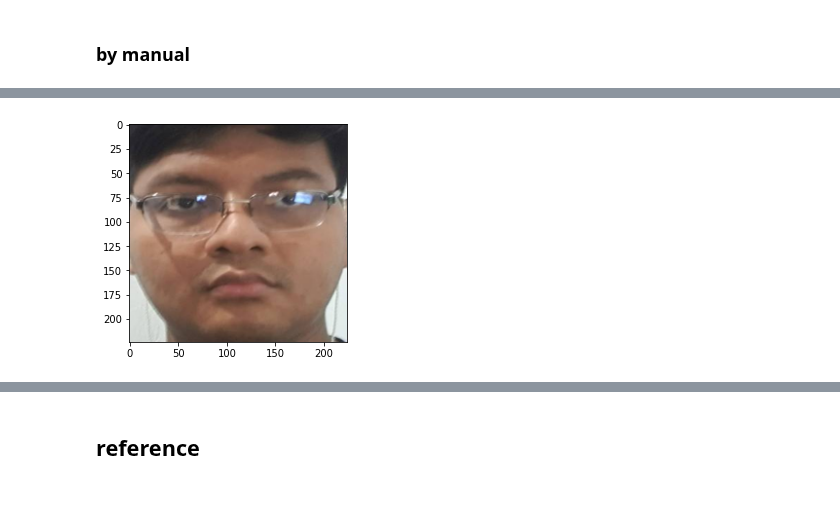
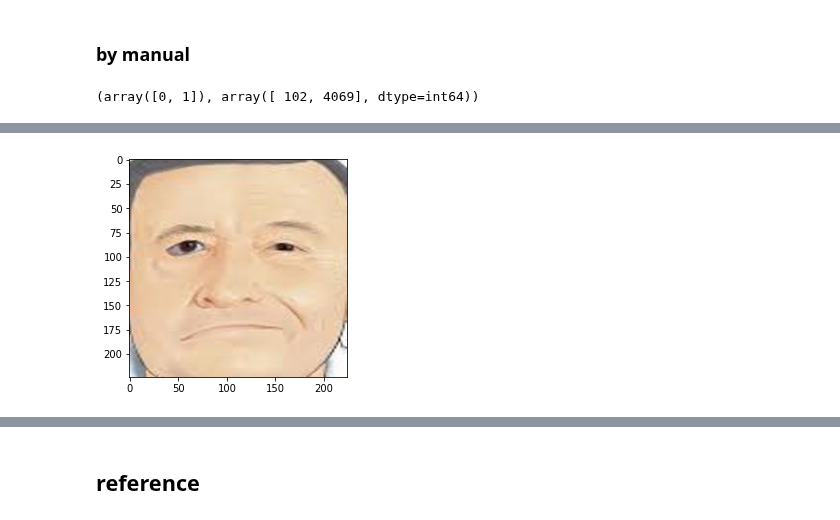
Before and after one commit to andre002wp/Face-Drooping-detection, a Jupyter notebook: main.ipynb, the cells around one changed output, grey strips where cells are left out. Cells and saved outputs as stored; diff of their text form; code cells hidden in the pictures.

Commit message:
high acc but bad manual test ?

```diff
--- a/main.ipynb
+++ b/main.ipynb
@@ -62,7 +66,6 @@ def extract_face(filename, required_size=(224, 224)):
 	# resize pixels to the model size
 	image = Image.fromarray(face)
 	image = image.resize(required_size)
-	image.save('face.jpg')
 	return image
 
 # load the photo and extract the face
@@ -97,10 +100,17 @@ CHANNELS = 3
 HEIGHT = 224
 WIDTH = 224
 def prepareImg(fileitem):
-    img = extract_face(fileitem)
-    image_resized = tf.image.resize(img, [HEIGHT, WIDTH])
-    image_normalized = image_resized / 255.0
-    image_for_model = np.expand_dims(image_normalized, axis=0)
+    try:
+        img = extract_face(fileitem)
+        image_resized = tf.image.resize(img, [HEIGHT, WIDTH])
+        image_normalized = image_resized / 255.0
+        image_for_model = np.expand_dims(image_normalized, axis=0)
+    except:
+        im = cv2.imread(fileitem)
+        im = cv2.cvtColor(im, cv2.COLOR_BGR2RGB)
+        image_resized = tf.image.resize(im, [HEIGHT, WIDTH])
+        image_normalized = image_resized / 255.0
+        image_for_model = np.expand_dims(image_normalized, axis=0)
     return image_for_model
 # %% [markdown]
 ### create model
@@ -197,11 +207,18 @@ def output_of_last_layer(model,layer_name):
 # %%
 inputs = tf.keras.Input(shape=(WIDTH, HEIGHT, CHANNELS))
 inputs = preprocess_input(inputs)
-base_model = tf.keras.Model(faceEmbedModel.input, output_of_last_layer(faceEmbedModel,'flatten_2'))
+base_model = tf.keras.Model(faceEmbedModel.input, output_of_last_layer(faceEmbedModel,'conv2d_16'))
 x = base_model(inputs)
+x = BatchNormalization()(x)
+x = Convolution2D(64,3, padding = 'same', activation='relu')(x)
+x = MaxPooling2D(pool_size=(2,2))(x)
+x = Convolution2D(128,3, padding = 'same', activation='relu')(x)
+x = MaxPooling2D(pool_size=(2,2))(x)
+x = Convolution2D(256,3, padding = 'same', activation='relu')(x)
+x = Flatten()(x)
+x = tf.keras.layers.Dense(256, activation='relu')(x)
 x = Dropout(0.5)(x)
-x = tf.keras.layers.Dense(64, activation='relu')(x)
-x = BatchNormalization()(x)
+x = tf.keras.layers.Dense(32, activation='relu')(x)
 x = tf.keras.layers.Dense(1, activation='sigmoid')(x)
 
 model = Model(inputs=inputs, outputs=x)
@@ -234,6 +251,6 @@ model_checkpoint_callback = tf.keras.callbacks.ModelCheckpoint(
     mode='max',
     save_best_only=True)
 # %%
-history_train = model.fit(train_generator, validation_data=validation_generator, epochs=25, verbose=1, callbacks=[model_checkpoint_callback])
+history_train = model.fit(train_generator,steps_per_epoch=NUM_OF_TRAIN_SAMPLES // BATCH_SIZE, epochs=25, validation_data=validation_generator,validation_steps=NUM_OF_VAL_SAMPLES // BATCH_SIZE, verbose=1, callbacks=[model_checkpoint_callback])
 # %% [output]
 Epoch 1/25
@@ -308,16 +395,22 @@ def showPlot():
     pass
 # %% [markdown]
 ### by manual
+# %%
+np.unique(validation_generator.labels, return_counts=True)
+# %% [output]
+(array([0, 1]), array([ 102, 4069], dtype=int64))
 # %%
 # convert one face into samples
-filepath = os.path.join(BASE_DIR+"\\"+'622351.jpg')
-# filepath = os.path.join(BASE_DIR+'\stroke-normal_dataset_processed\Test\\normal\Chris_Kolanas_0001.jpg')
+filepath = os.path.join(BASE_DIR+"\\"+'stroke-normal_dataset_processed\\Train\\droopy\\images (16).jpg')
+# filepath = os.path.join(BASE_DIR+'\\3F19DDAA-41C3-47B9-94DF-6BDBFC106751.jpg')
 im = prepareImg(filepath)
 plt.imshow(im[0])
 plt.show()
 prediction = model.predict(im)
 if (prediction[0]< 0.5):
+    # print("Droopy Confidence {:02f}".format(prediction[0][0]))
     print("Droopy Confidence {:02f} %".format((1-prediction[0][0]*2)*100))
 else:
+    # print("Droopy Confidence {:02f}".format(prediction[0][0]))
     print("Normal Confidence {:02f} %".format((prediction[0][0])*100))
 # %% [output]
@@ -338 +427 @@ else:
-[figure, old version]
+[figure, new version]
```
Also changed, not shown: parts of 14 cells of this notebook, 1 other file.
